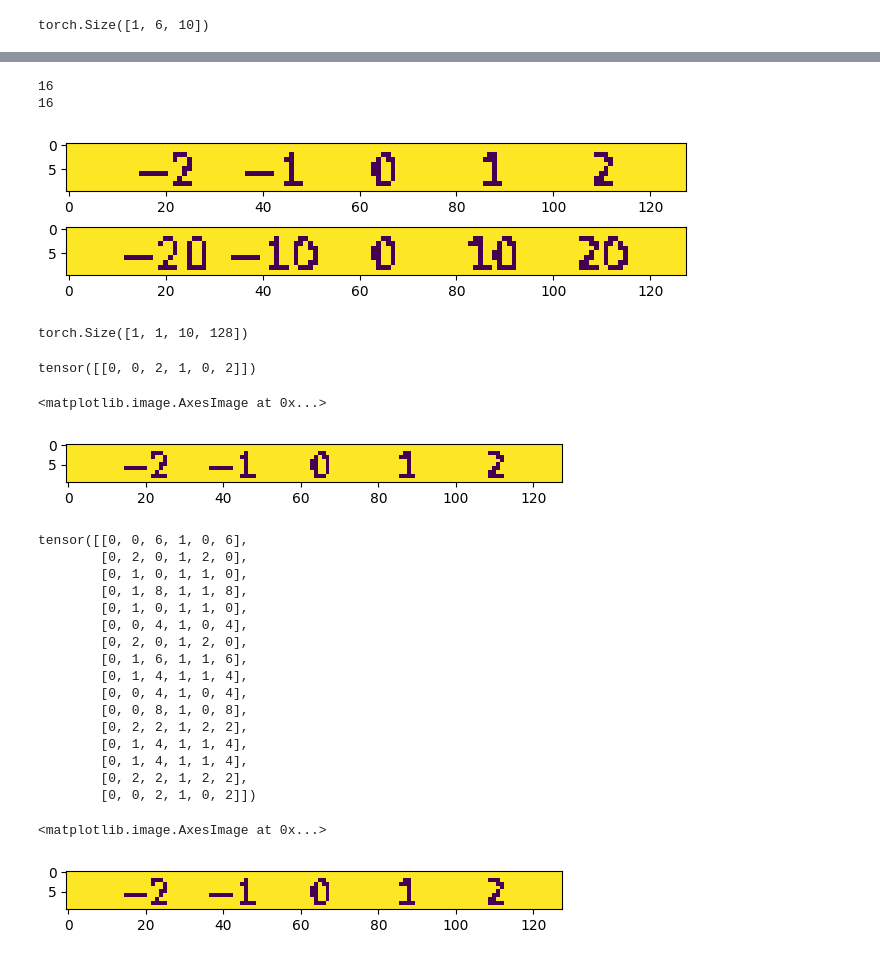
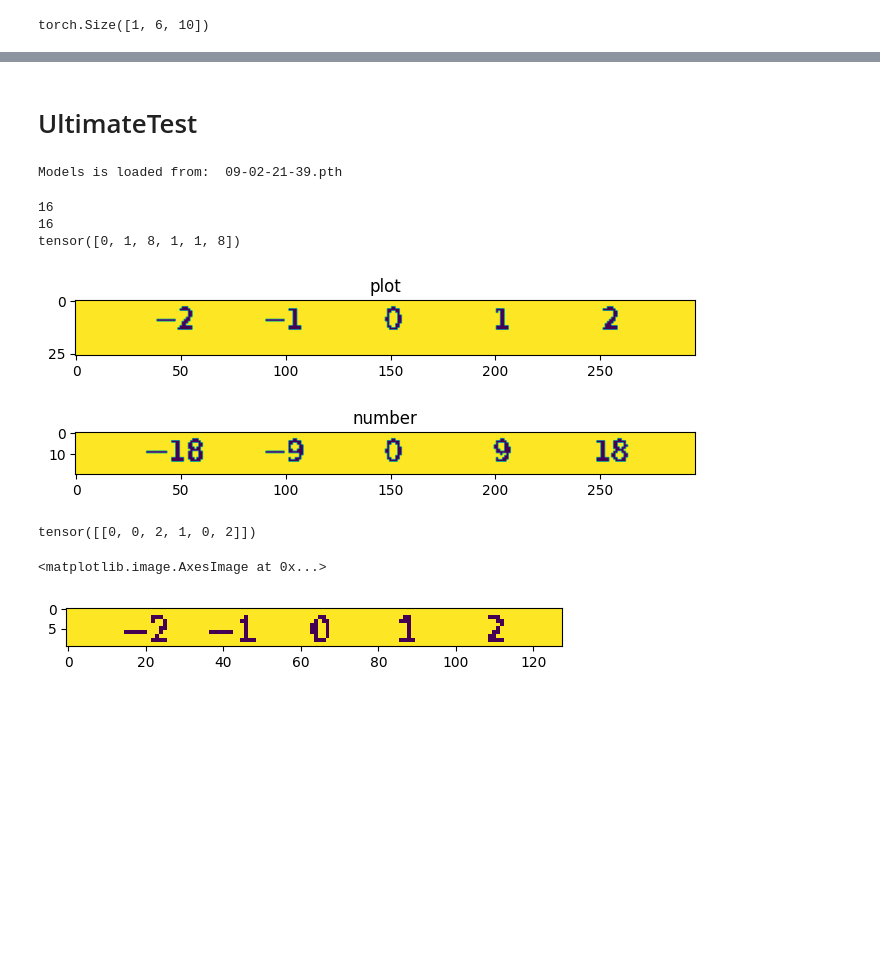
Before and after one commit to khachaturyan-1991/PlotExtract, a Jupyter notebook: TextBeast.ipynb, the cells around one changed output, grey strips where cells are left out. Drawn from its saved outputs; the diff is of its cells as text; code cells hidden in the pictures; blank space fills up the shorter version.

```diff
--- a/TextBeast.ipynb
+++ b/TextBeast.ipynb
@@ -1224,0 +1214,2 @@ from data.loader import create_numbers_loader, create_plots_loader
+# %% [markdown]
+# UltimateTest
@@ -1225,25 +1227,29 @@ from data.loader import create_numbers_loader, create_plots_loader
+# %%
+crnn_model = CNN_LSTM()
+crnn_model = load_model(crnn_model, "09-02-21-39.pth")
+# %% [output]
+Models is loaded from:  09-02-21-39.pth
 # %%
-number_loader = create_numbers_loader(mode="validation", num_samples=16,
+number_loader = create_numbers_loader(mode="train", num_samples=16,
                                       batch_size=16, shuffle=True)
-plots_loader = create_plots_loader(mode="validation", num_samples=16,
+plots_loader = create_plots_loader(mode="train", num_samples=16,
                                    batch_size=16, shuffle=True)
 %matplotlib inline
 for num_img, label in number_loader:
     break
 for plot_img, mask in plots_loader:
     break
+
+_, ax = plt.subplots(2, 1, figsize=(8, 3))
+ax[0].imshow(plot_img[0][0][270:])
+ax[0].set_title("plot")
+ax[1].imshow(num_img[0][0])
+ax[1].set_title("number")
+print(label[0])
+plt.show()
 # %% [output]
 16
 16
+tensor([0, 1, 8, 1, 1, 8])
+[figure, added]
-# %%
-_, ax = plt.subplots(2, 1, figsize=(8, 2))
-ax[0].imshow(plot_img[0][0][118:])
-ax[1].imshow(num_img[0][0])
-plt.show()
-# %% [output]
-[figure, removed]
-# %%
-test_img.shape
-# %% [output]
-torch.Size([1, 1, 10, 128])
 # %%
@@ -1256,27 +1263,3 @@ plt.imshow(test_img[0][0])
 tensor([[0, 0, 2, 1, 0, 2]])
 <matplotlib.image.AxesImage at 0x...>
 [figure]
-# %%
-res = crnn_model(num_img)
-res = torch.argmax(res, dim=2)
-print(res)
-plt.imshow(num_img[-1][0])
-# %% [output]
-tensor([[0, 0, 6, 1, 0, 6],
-        [0, 2, 0, 1, 2, 0],
-        [0, 1, 0, 1, 1, 0],
-        [0, 1, 8, 1, 1, 8],
-        [0, 1, 0, 1, 1, 0],
-        [0, 0, 4, 1, 0, 4],
-        [0, 2, 0, 1, 2, 0],
-        [0, 1, 6, 1, 1, 6],
-        [0, 1, 4, 1, 1, 4],
-        [0, 0, 4, 1, 0, 4],
-        [0, 0, 8, 1, 0, 8],
-        [0, 2, 2, 1, 2, 2],
-        [0, 1, 4, 1, 1, 4],
-        [0, 1, 4, 1, 1, 4],
-        [0, 2, 2, 1, 2, 2],
-        [0, 0, 2, 1, 0, 2]])
-<matplotlib.image.AxesImage at 0x...>
-[figure, removed]
```
Also changed, not shown: parts of 15 cells of this notebook, 5 other files.
